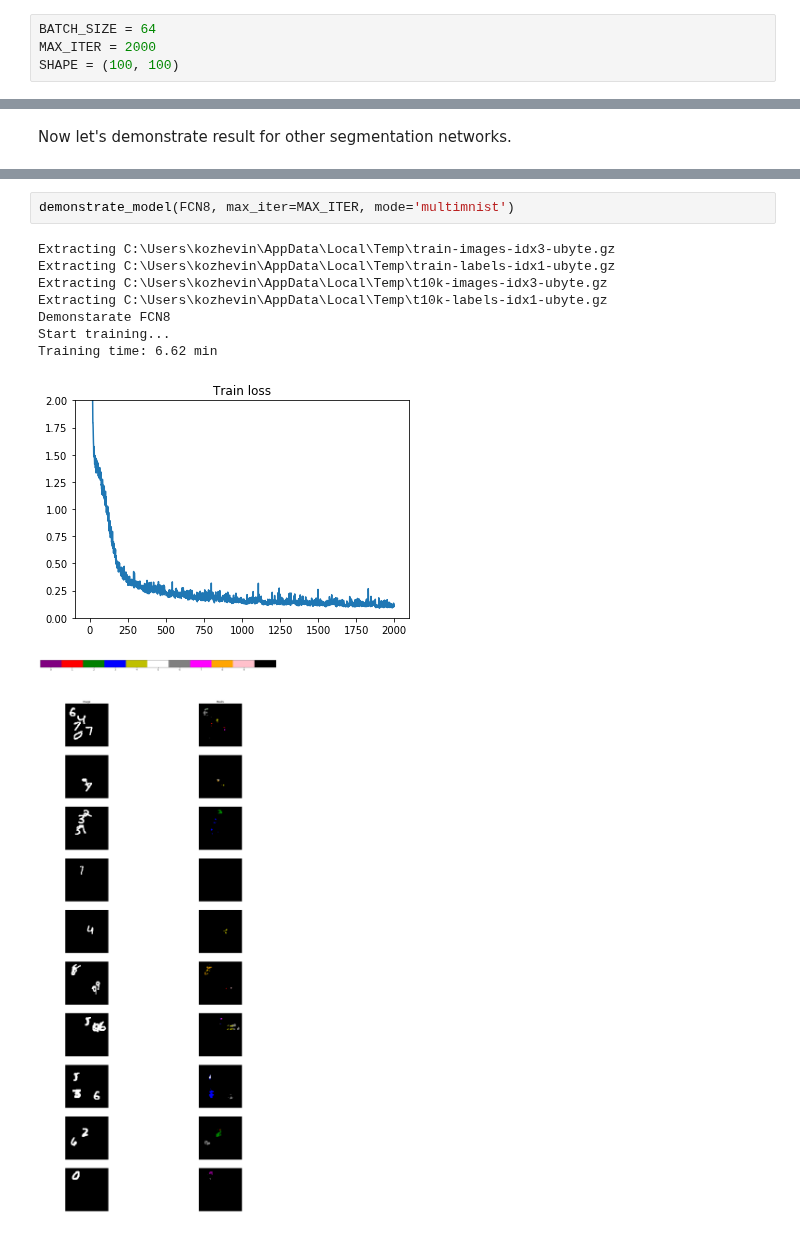
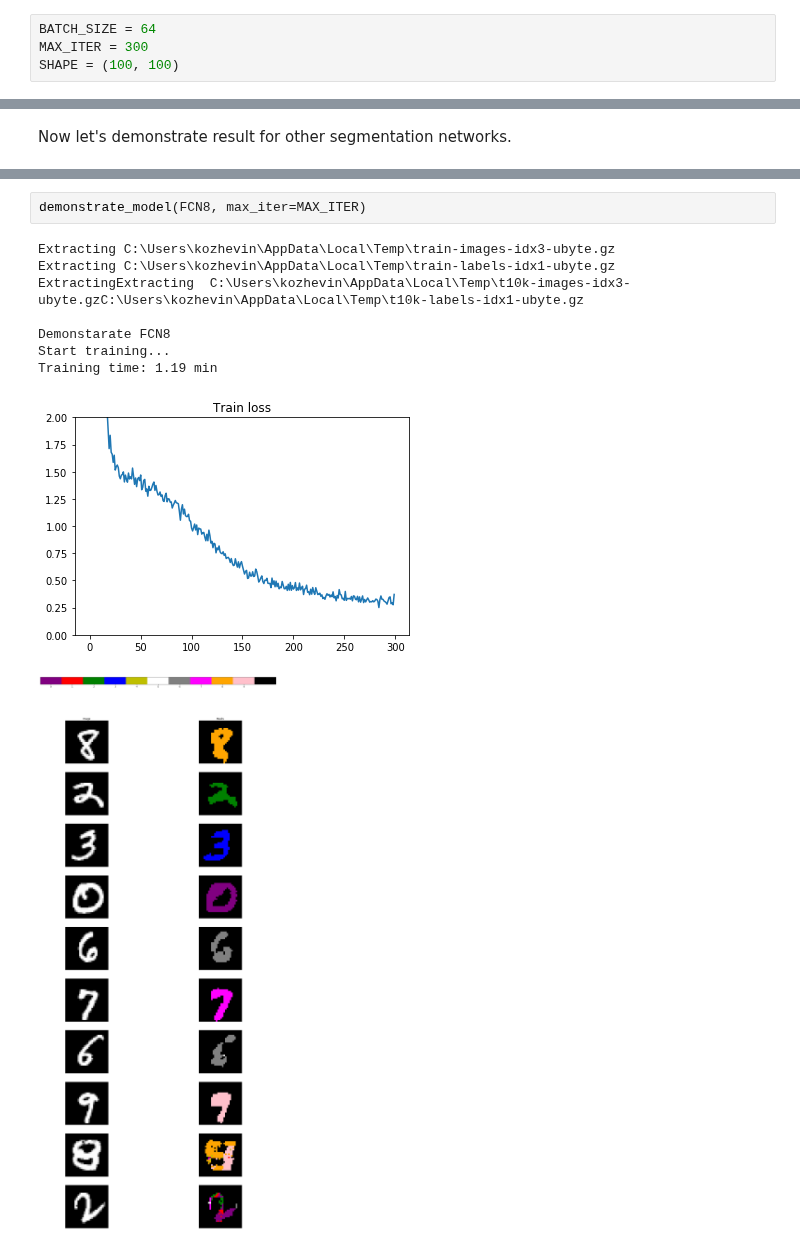
Before and after one commit to analysiscenter/az_training, a Jupyter notebook: alexey_kozhevin/task_02/simple_segmentation_example.ipynb, the cells around one changed output, grey strips where cells are left out. Saved outputs shown, nothing was run; the diff lists cells and outputs as text.

```diff
--- a/alexey_kozhevin/task_02/simple_segmentation_example.ipynb
+++ b/alexey_kozhevin/task_02/simple_segmentation_example.ipynb
@@ -27,7 +29,7 @@ C:\Users\kozhevin\AppData\Local\Temp\train-labels-idx1-ubyte.gzC:\Users\kozhevin
 Define some constants and auxilary function
 # %%
 BATCH_SIZE = 64
-MAX_ITER = 2000
+MAX_ITER = 300
 SHAPE = (100, 100)
 # %% [markdown]
 Create model config
@@ -126,13 +125,13 @@ Training time: 6.66 min
 # %%
-demonstrate_model(FCN8, max_iter=MAX_ITER, mode='multimnist')
+demonstrate_model(FCN8, max_iter=MAX_ITER)
 # %% [output]
 Extracting C:\Users\kozhevin\AppData\Local\Temp\train-images-idx3-ubyte.gz
 Extracting C:\Users\kozhevin\AppData\Local\Temp\train-labels-idx1-ubyte.gz
-Extracting C:\Users\kozhevin\AppData\Local\Temp\t10k-images-idx3-ubyte.gz
-Extracting C:\Users\kozhevin\AppData\Local\Temp\t10k-labels-idx1-ubyte.gz
+ExtractingExtracting  C:\Users\kozhevin\AppData\Local\Temp\t10k-images-idx3-ubyte.gzC:\Users\kozhevin\AppData\Local\Temp\t10k-labels-idx1-ubyte.gz
+
 Demonstarate FCN8
 Start training...
-Training time: 6.62 min
+Training time: 1.19 min
-[figure, old version]
+[figure, new version]
-[figure, old version]
+[figure, new version]
 # %%
```
Also changed, not shown: parts of 8 cells of this notebook, 6 other files.
